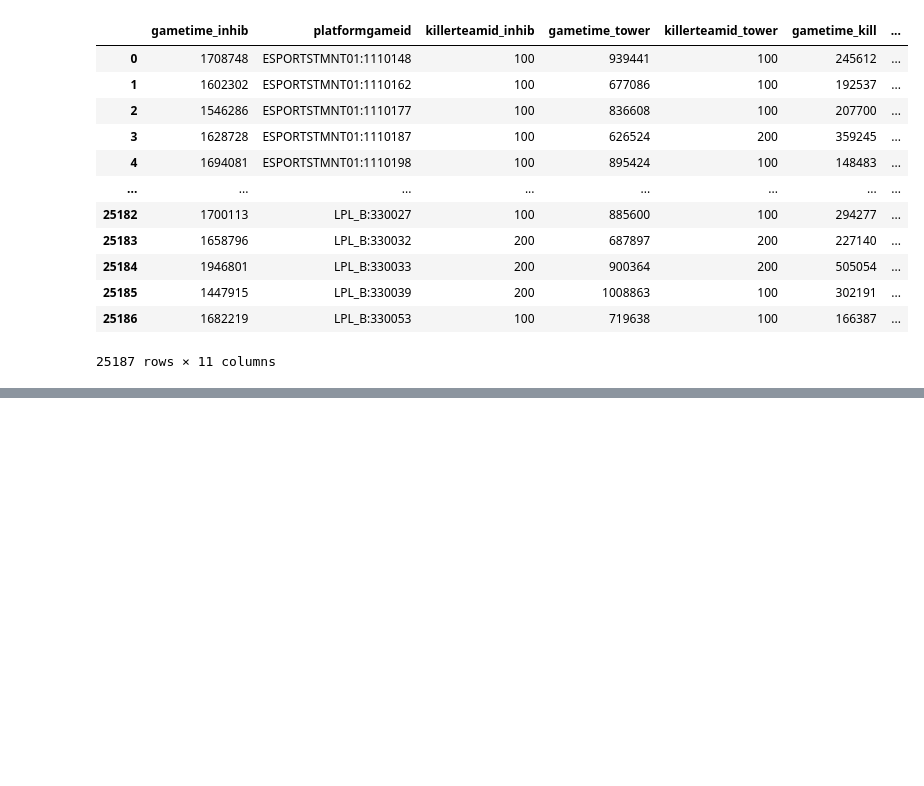
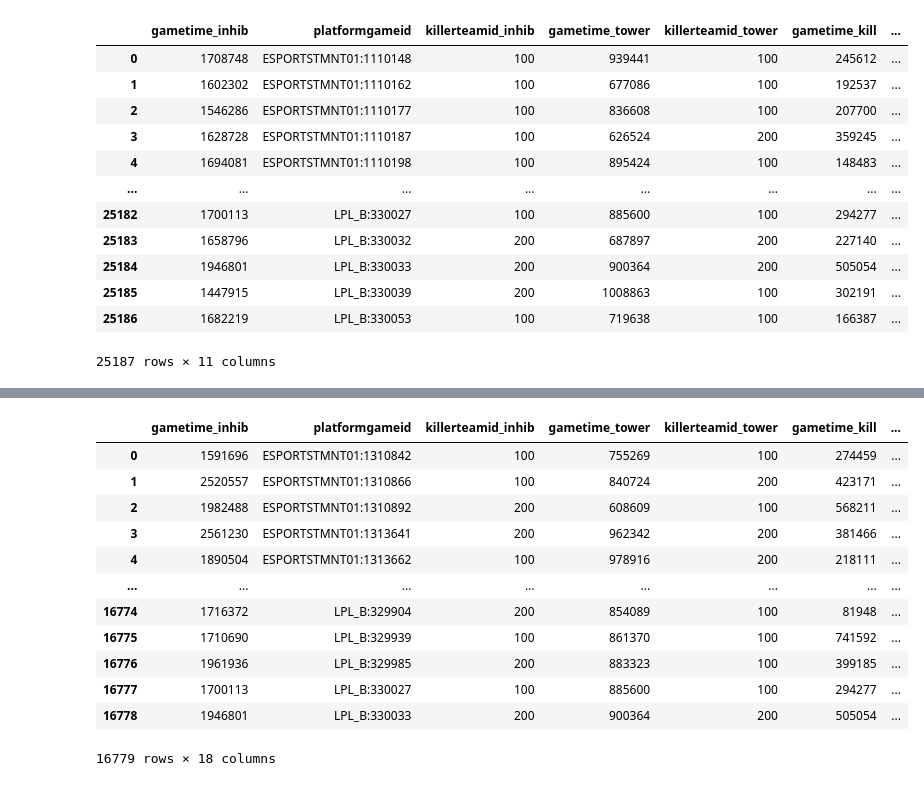
Before and after one commit to JanWen/gnar_score, a Jupyter notebook: csv/join_data.ipynb, the cells around one changed output, grey strips where cells are left out. Saved outputs shown, nothing was run; the diff lists cells and outputs as text; code cells hidden in the pictures; blank space fills up the shorter version.

```diff
--- a/csv/join_data.ipynb
+++ b/csv/join_data.ipynb
@@ -159,0 +244,21 @@ display(first_four)
+# %%
+shutdown_collected = pd.read_csv('sql/shutdown_collected.csv')
+shutdown_collected.fillna(0, inplace=True)
+shutdown_collected.sort_values(by=["platformgameid"], inplace=True)
+
+blue_side = shutdown_collected[shutdown_collected["side"] == 100]
+blue_side = blue_side.rename(columns={
+    "shutdownbounty": "blue_shutdown_collected",
+})
+blue_side.drop(columns=["side", "teamid"], inplace=True)
+red_side = shutdown_collected[shutdown_collected["side"] == 200]
+red_side = red_side.rename(columns={
+    "shutdownbounty": "red_shutdown_collected",
+})
+red_side.drop(columns=[
+    "side",
+    "teamid",
+], inplace=True)
+
+shutdown_collected = blue_side.merge(red_side, on="platformgameid")
+display(shutdown_collected)
@@ -159,0 +279,3 @@ display(first_four)
+# %%
+df = shutdown.merge(shutdown_collected, on="platformgameid")
+display(df)
@@ -159,0 +313,5 @@ display(first_four)
+# %%
+
+df["blue_shutdown_converted"] = df["red_team_shutdown"] - (df["red_team_shutdown"] - df["blue_shutdown_collected"])
+df["red_shutdown_converted"] = df["blue_team_shutdown"] - (df["blue_team_shutdown"] - df["red_shutdown_collected"])
+display(df)
@@ -159,0 +332,19 @@ display(first_four)
+# %%
+final = joined_side.merge(df, on="platformgameid")
+# joined_side = joined_side.merge(shutdown_collected, on="platformgameid")
+display(final)
+final.to_csv("joined.csv", index=False)
+# %% [output]
+|  | gametime_inhib | platformgameid | killerteamid_inhib | gametime_tower | killerteamid_tower | gametime_kill | ... |
+| 0 | 1591696 | ESPORTSTMNT01:1310842 | 100 | 755269 | 100 | 274459 | ... |
+| 1 | 2520557 | ESPORTSTMNT01:1310866 | 100 | 840724 | 200 | 423171 | ... |
+| 2 | 1982488 | ESPORTSTMNT01:1310892 | 200 | 608609 | 100 | 568211 | ... |
+| 3 | 2561230 | ESPORTSTMNT01:1313641 | 200 | 962342 | 200 | 381466 | ... |
+| 4 | 1890504 | ESPORTSTMNT01:1313662 | 100 | 978916 | 200 | 218111 | ... |
+| ... | ... | ... | ... | ... | ... | ... | ... |
+| 16774 | 1716372 | LPL_B:329904 | 200 | 854089 | 100 | 81948 | ... |
+| 16775 | 1710690 | LPL_B:329939 | 100 | 861370 | 100 | 741592 | ... |
+| 16776 | 1961936 | LPL_B:329985 | 200 | 883323 | 100 | 399185 | ... |
+| 16777 | 1700113 | LPL_B:330027 | 100 | 885600 | 100 | 294277 | ... |
+| 16778 | 1946801 | LPL_B:330033 | 200 | 900364 | 200 | 505054 | ... |
+16779 rows × 18 columns
```
Also changed, not shown: parts of 9 cells of this notebook, 8 other files.
